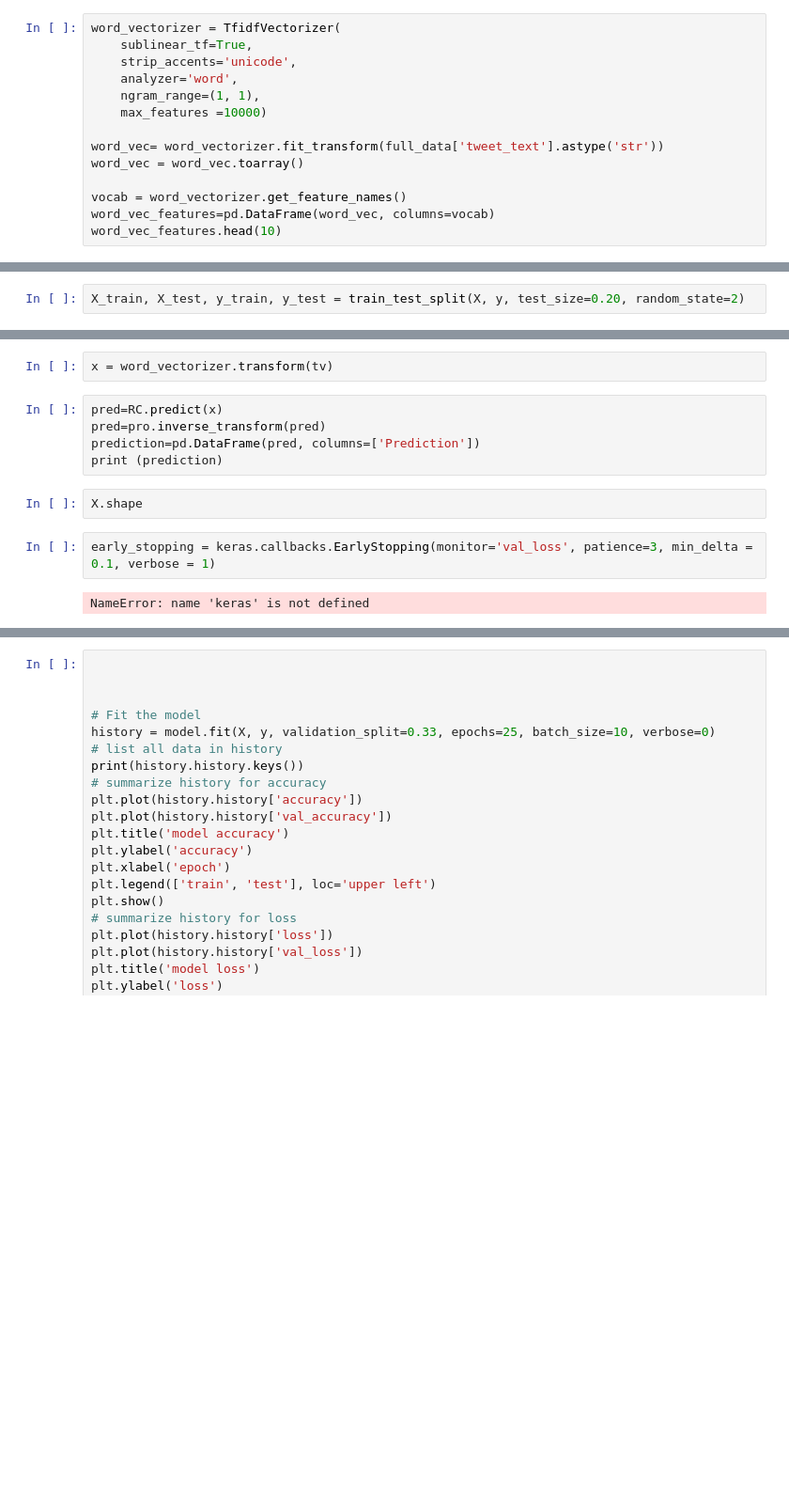
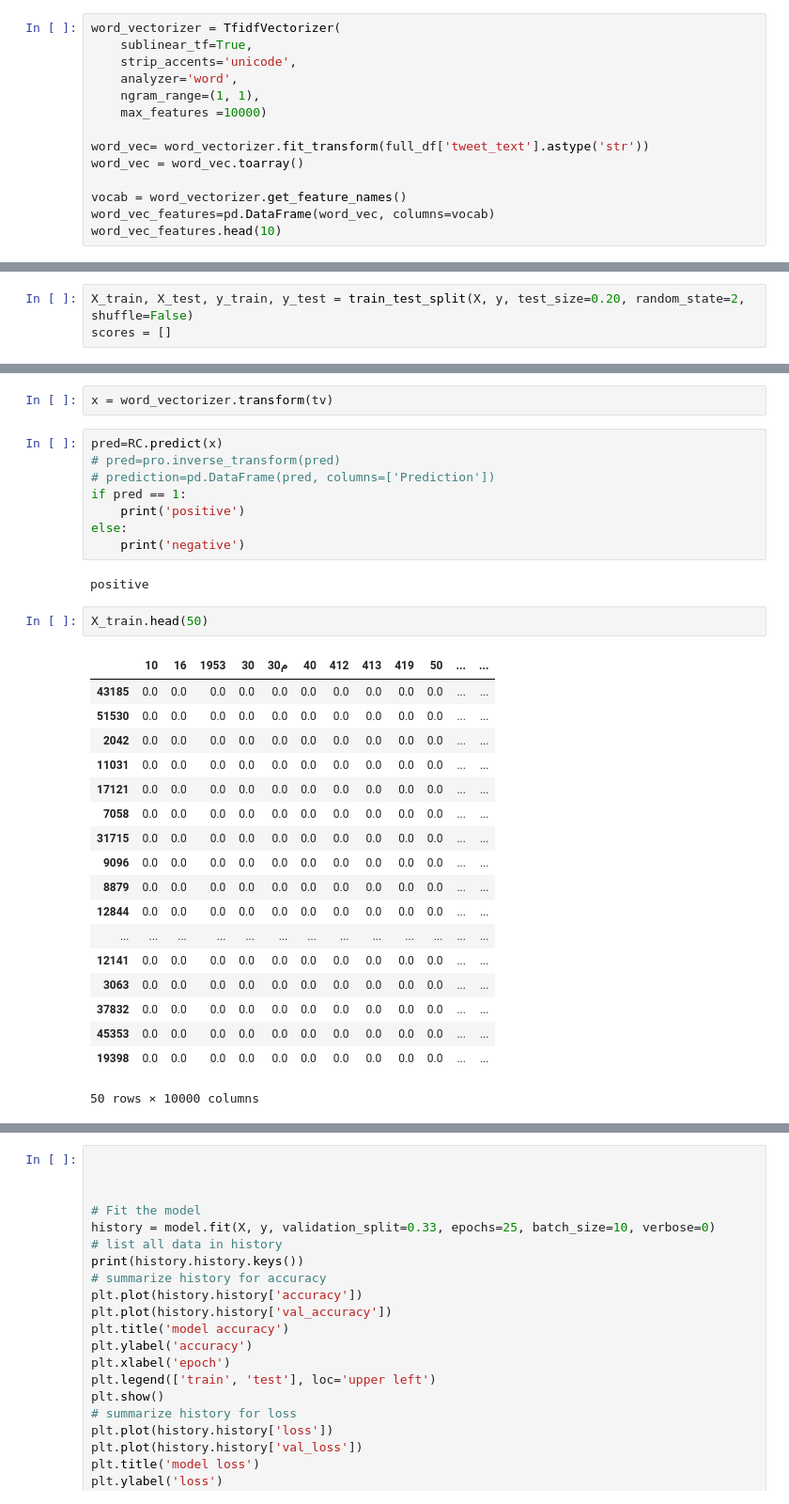
Before and after one commit to marwahfaraj/Arabic-twittes-sentiment-analysis, a Jupyter notebook: capstone2.ipynb, the cells around one changed output, grey strips where cells are left out. Shown at 94% size. Drawn from its saved outputs; the diff is of its cells as text; blank space fills up the shorter version.

```diff
--- a/capstone2.ipynb
+++ b/capstone2.ipynb
@@ -733,7 +769,7 @@ word_vectorizer = TfidfVectorizer(
     ngram_range=(1, 1),
     max_features =10000)
 
-word_vec= word_vectorizer.fit_transform(full_data['tweet_text'].astype('str'))
+word_vec= word_vectorizer.fit_transform(full_df['tweet_text'].astype('str'))
 word_vec = word_vec.toarray()
 
 vocab = word_vectorizer.get_feature_names()
@@ -747,4 +798,5 @@ X.shape, y.shape
 # %% [markdown]
 # Spliting Dataset into 80% Training and 20% Testing
 # %%
-X_train, X_test, y_train, y_test = train_test_split(X, y, test_size=0.20, random_state=2)
+X_train, X_test, y_train, y_test = train_test_split(X, y, test_size=0.20, random_state=2, shuffle=False)
+scores = []
@@ -822,12 +989,32 @@ tv=['من امنيات الطفولة']
 x = word_vectorizer.transform(tv)
 # %%
 pred=RC.predict(x)
-pred=pro.inverse_transform(pred)
-prediction=pd.DataFrame(pred, columns=['Prediction'])
-print (prediction)
+# pred=pro.inverse_transform(pred)
+# prediction=pd.DataFrame(pred, columns=['Prediction'])
+if pred == 1:
+    print('positive')
+else:
+    print('negative')
+# %% [output]
+positive
-# %%
-X.shape
-# %%
-early_stopping = keras.callbacks.EarlyStopping(monitor='val_loss', patience=3, min_delta = 0.1, verbose = 1)
-# %% [output]
-NameError: name 'keras' is not defined
+# %%
+X_train.head(50)
+# %% [output]
+|  | 10 | 16 | 1953 | 30 | 30م | 40 | 412 | 413 | 419 | 50 | ... | ... |
+| 43185 | 0.0 | 0.0 | 0.0 | 0.0 | 0.0 | 0.0 | 0.0 | 0.0 | 0.0 | 0.0 | ... | ... |
+| 51530 | 0.0 | 0.0 | 0.0 | 0.0 | 0.0 | 0.0 | 0.0 | 0.0 | 0.0 | 0.0 | ... | ... |
+| 2042 | 0.0 | 0.0 | 0.0 | 0.0 | 0.0 | 0.0 | 0.0 | 0.0 | 0.0 | 0.0 | ... | ... |
+| 11031 | 0.0 | 0.0 | 0.0 | 0.0 | 0.0 | 0.0 | 0.0 | 0.0 | 0.0 | 0.0 | ... | ... |
+| 17121 | 0.0 | 0.0 | 0.0 | 0.0 | 0.0 | 0.0 | 0.0 | 0.0 | 0.0 | 0.0 | ... | ... |
+| 7058 | 0.0 | 0.0 | 0.0 | 0.0 | 0.0 | 0.0 | 0.0 | 0.0 | 0.0 | 0.0 | ... | ... |
+| 31715 | 0.0 | 0.0 | 0.0 | 0.0 | 0.0 | 0.0 | 0.0 | 0.0 | 0.0 | 0.0 | ... | ... |
+| 9096 | 0.0 | 0.0 | 0.0 | 0.0 | 0.0 | 0.0 | 0.0 | 0.0 | 0.0 | 0.0 | ... | ... |
+| 8879 | 0.0 | 0.0 | 0.0 | 0.0 | 0.0 | 0.0 | 0.0 | 0.0 | 0.0 | 0.0 | ... | ... |
+| 12844 | 0.0 | 0.0 | 0.0 | 0.0 | 0.0 | 0.0 | 0.0 | 0.0 | 0.0 | 0.0 | ... | ... |
+| ... | ... | ... | ... | ... | ... | ... | ... | ... | ... | ... | ... | ... |
+| 12141 | 0.0 | 0.0 | 0.0 | 0.0 | 0.0 | 0.0 | 0.0 | 0.0 | 0.0 | 0.0 | ... | ... |
+| 3063 | 0.0 | 0.0 | 0.0 | 0.0 | 0.0 | 0.0 | 0.0 | 0.0 | 0.0 | 0.0 | ... | ... |
+| 37832 | 0.0 | 0.0 | 0.0 | 0.0 | 0.0 | 0.0 | 0.0 | 0.0 | 0.0 | 0.0 | ... | ... |
+| 45353 | 0.0 | 0.0 | 0.0 | 0.0 | 0.0 | 0.0 | 0.0 | 0.0 | 0.0 | 0.0 | ... | ... |
+| 19398 | 0.0 | 0.0 | 0.0 | 0.0 | 0.0 | 0.0 | 0.0 | 0.0 | 0.0 | 0.0 | ... | ... |
+50 rows × 10000 columns
```
Also changed, not shown: parts of 38 cells of this notebook, 1 other file.
